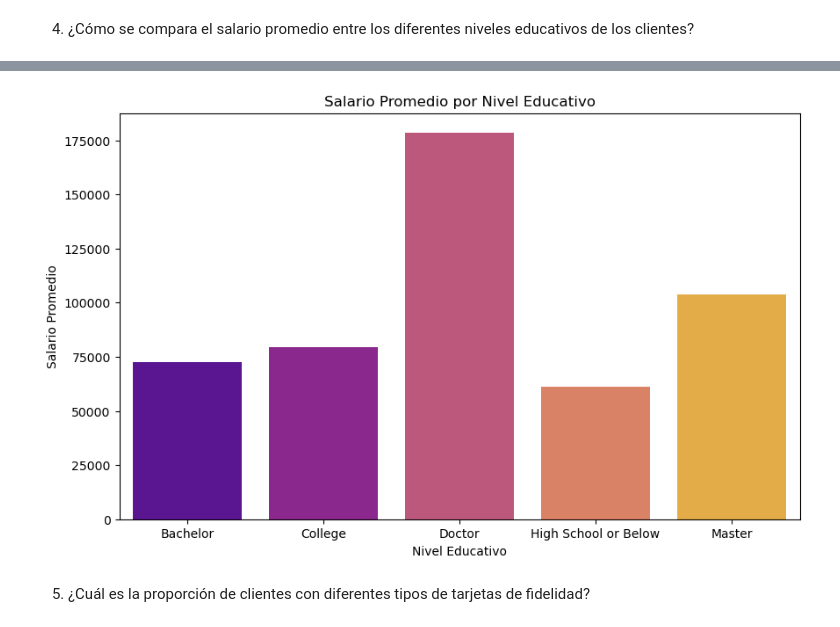
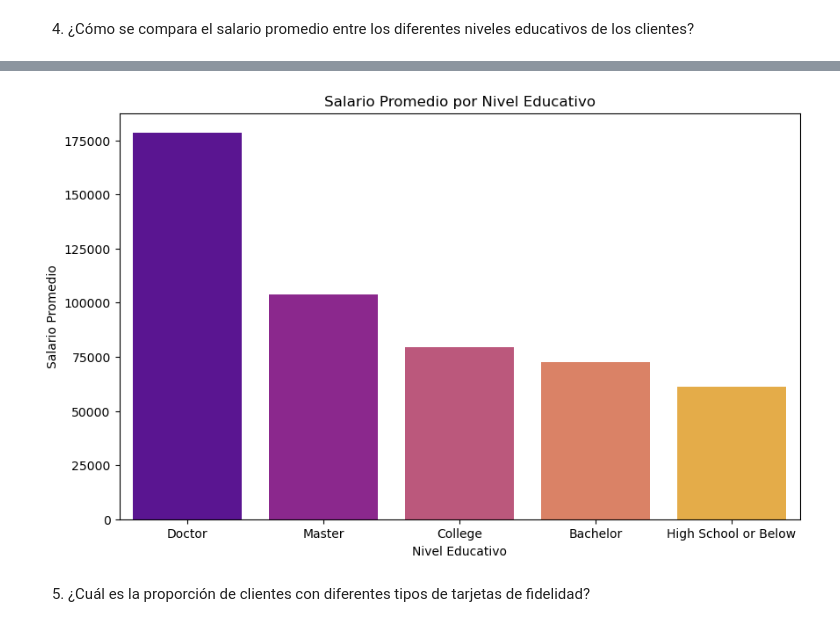
Before and after one commit to Adalab/bda-modulo-3-evaluacion-final-Iara-AC, a Jupyter notebook: evaluacion-mod-3-iara.ipynb, the cells around one changed output, grey strips where cells are left out. Cells and saved outputs as stored; diff of their text form; code cells hidden in the pictures.

```diff
--- a/evaluacion-mod-3-iara.ipynb
+++ b/evaluacion-mod-3-iara.ipynb
@@ -563,0 +626,9 @@ Name: salary, dtype: float64
+# %%
+# Aqui hacemos el cambio del sueldo negativo, por la mediana del sueldo del grupo educativo relativo al cliente.
+# Para esto utilizamos la tabla arriba como ayuda, para buscar la mediana de cada grupo educativo.
+
+df_final['salary'] = df_final.apply(lambda x: df_mediana_sueldo_posi.loc[x.education,'salary'] if x.salary < 0 else x.salary ,axis=1)
+
+# Verificar si hay negativos en el dataframe final
+
+print(df_final['salary'].min())
@@ -597,4 +646 @@ Porcentaje de números negativos en la columna 'salary': 0.119495728027723%
-# %%
-# Transformar los valores negativos en positivos en la columna 'salary'
-df_final = sp.transformar_negativos_en_positivos(df_final, 'salary')
 # %%
@@ -713,5 +762,3 @@ df_final.describe()[["salary","salary_iterative", "salary_knn"]]
 | max | 407228.000000 | 407228.000000 | 407228.000000 |
 # %%
 # Podemos ver que los dos metodos de imputación nos devuelve resultados iguales, así que nos quedaremos con el metodo iterative y borraremos las demas columnas del dataframe
-# %%
-df_final = df_final.drop(['salary', 'salary_knn'], axis=1)
@@ -721,0 +765,6 @@ df_final = df_final.rename(columns={'salary_iterative': 'salary'})
+# %%
+# Borrar las columnas que no utilizaremos y renombrar la que se quede
+# Aprovechamos que la utilización del drop, para eliminar también la columna 'country', ya que toda la gente es de Canada. No es necesaria esta columna en nuestro dataframe
+df_final = df_final.drop(['salary', 'salary_knn', 'country'], axis=1)
+df_final = df_final.rename(columns={'salary_iterative': 'salary'})
+display (df_final.head(4))
@@ -923,21 +975,25 @@ sueldo_medio_edu
 | 4 | Master | 103757.848425 |
 # %%
 # mostrar una gráfica de barras para comparar los salarios promedio
+
+order = sueldo_medio_edu.sort_values(by='salary', ascending=False)['education']
+
 plt.figure(figsize=(10, 6))
 sns.barplot(data=sueldo_medio_edu,
             x='education',
             y='salary',
+            order=order,
             palette='plasma')
 
 # Títulos y etiquetas
 plt.title('Salario Promedio por Nivel Educativo')
 plt.xlabel('Nivel Educativo')
 plt.ylabel('Salario Promedio')
 
 #para guardar graficas:
 
 plt.savefig("imagenes/dsalario_medio_educativo.jpg", bbox_inches = "tight", pad_inches=0);
 # %% [output]
-[figure, old version]
+[figure, new version]
 # %% [markdown]
 5) ¿Cuál es la proporción de clientes con diferentes tipos de tarjetas de fidelidad?
```
Also changed, not shown: parts of 70 cells of this notebook, 4 other files.
